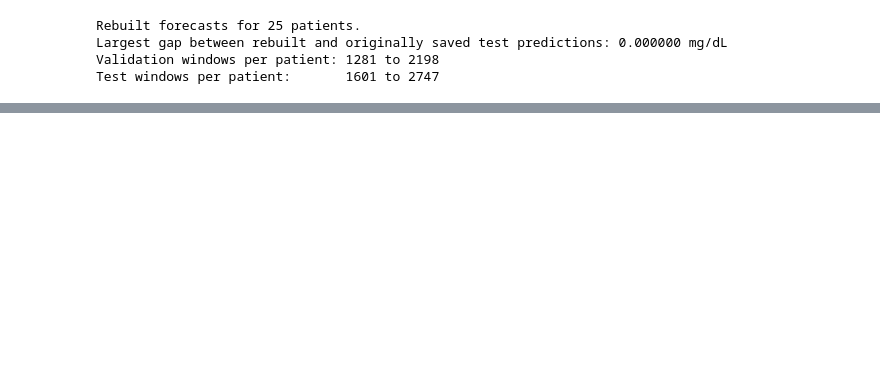
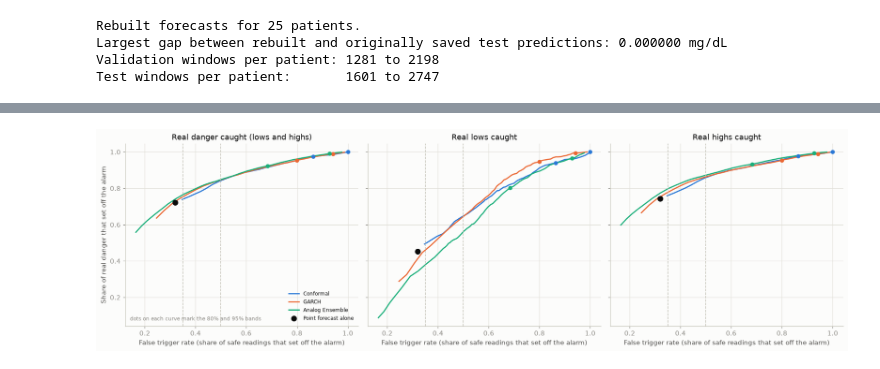
Before and after one commit to TomerWeissman/azt1d-analysis, a Jupyter notebook: notebooks_2/01_uncertainty_bands.ipynb, the cells around one changed output, grey strips where cells are left out. Drawn from its saved outputs; the diff is of its cells as text; code cells hidden in the pictures; blank space fills up the shorter version.

```diff
--- a/notebooks_2/01_uncertainty_bands.ipynb
+++ b/notebooks_2/01_uncertainty_bands.ipynb
@@ -466,0 +150,25 @@ All numbers below pool the 25 patients' test periods (about 60,000 predictions,
+# %%
+SWEEP = np.round(np.concatenate([np.arange(0.05, 0.5, 0.05), np.arange(0.5, 0.9901, 0.01)]), 2)
+
+sweep_rows = []
+for method in METHODS:
+    for level in SWEEP:
+        lo, hi = pooled_bands(method, level)
+        sweep_rows.append({"method": method, "level": float(level), **unc.trigger_metrics(actual_all, lo, hi)})
+sweep = pd.DataFrame(sweep_rows)
+
+# Wider bands should only ever trigger more.
+for method in METHODS:
+    rates = sweep[sweep.method == method].sort_values("level")["false_trigger_rate"].to_numpy()
+    assert (np.diff(rates) >= -1e-9).all(), f"{method}: false trigger rate fell as the band got wider"
+
+point = unc.trigger_metrics(actual_all, pred_all, pred_all)
+cols = {"false_trigger_rate": "false trigger rate (of safe readings)", "danger_caught": "danger caught",
+        "lows_caught": "real lows caught", "highs_caught": "real highs caught", "share_of_alarms_false": "share of alarms that were false"}
+rows = []
+for method in METHODS:
+    for level in (0.8, 0.95):
+        r = sweep[(sweep.method == method) & np.isclose(sweep.level, level)].iloc[0]
+        rows.append({"alarm source": method, "band": f"{int(level * 100)}%", **{cols[k]: r[k] for k in cols}})
+rows.append({"alarm source": "Point forecast (no band)", "band": "-", **{cols[k]: point[k] for k in cols}})
+pd.DataFrame(rows).set_index(["alarm source", "band"]).round(3)
@@ -466,0 +191,22 @@ All numbers below pool the 25 patients' test periods (about 60,000 predictions,
+# %%
+fig, axes = plt.subplots(1, 3, figsize=(16, 4.8), sharex=True, sharey=True)
+panels = [("danger_caught", "Real danger caught (lows and highs)"), ("lows_caught", "Real lows caught"), ("highs_caught", "Real highs caught")]
+for ax, (col, title) in zip(axes, panels):
+    for method in METHODS:
+        s = sweep[sweep.method == method].sort_values("level")
+        ax.plot(s.false_trigger_rate, s[col], color=METHOD_COLOR[method], linewidth=1.8, label=method)
+        for lv in (0.8, 0.95):
+            r = s[np.isclose(s.level, lv)].iloc[0]
+            ax.scatter([r.false_trigger_rate], [r[col]], color=METHOD_COLOR[method], s=28, zorder=3)
+    ax.scatter([point["false_trigger_rate"]], [point[col]], color=plotting.INK_PRIMARY, s=60, zorder=4, label="Point forecast alone")
+    for t in TARGETS:
+        ax.axvline(t, linestyle="--", color=plotting.BASELINE, linewidth=1)
+    ax.set_title(title)
+    ax.set_xlabel("False trigger rate (share of safe readings that set off the alarm)")
+axes[0].set_ylabel("Share of real danger that set off the alarm")
+axes[0].legend(frameon=False, fontsize=8, loc="lower right")
+axes[0].annotate("dots on each curve mark the 80% and 95% bands", (0.02, 0.03), xycoords="axes fraction", fontsize=8, color=plotting.INK_MUTED)
+fig.tight_layout()
+plt.show()
+# %% [output]
+[figure, added]
```
Also changed, not shown: parts of 54 cells of this notebook, 2 other files.
